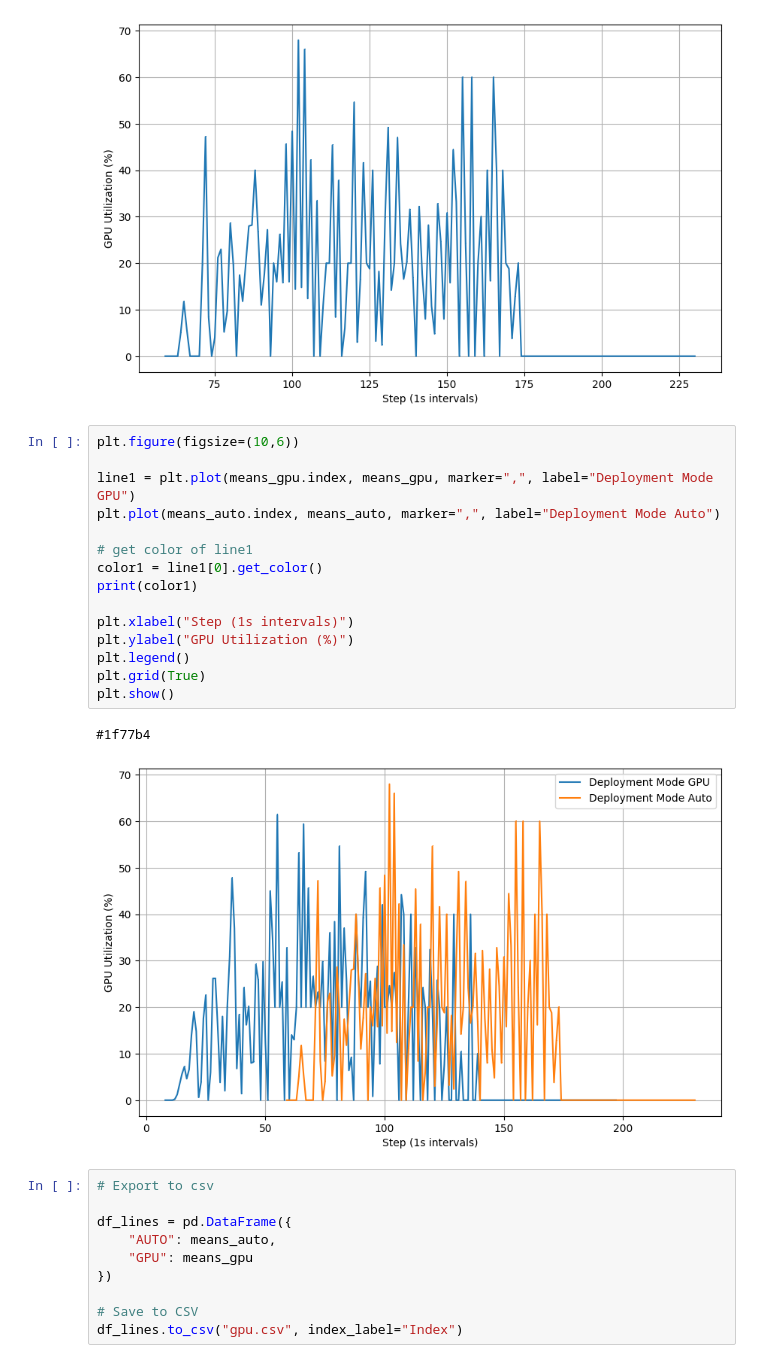
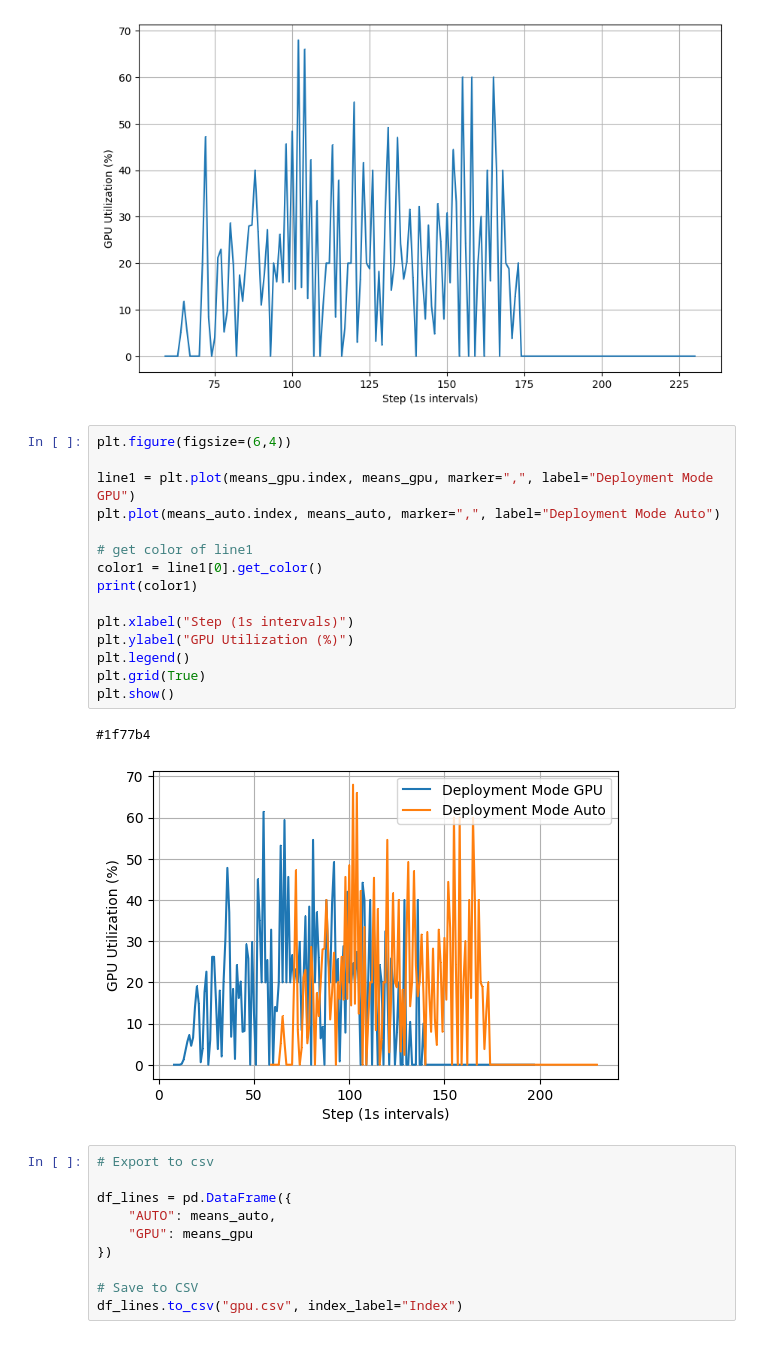
Before and after one commit to Mareise/thesis, a Jupyter notebook: evaluation_script/matrix-multiplication/gpu-resources.ipynb, the cells around one changed output. Cells and saved outputs as stored; diff of their text form.

```diff
--- a/evaluation_script/matrix-multiplication/gpu-resources.ipynb
+++ b/evaluation_script/matrix-multiplication/gpu-resources.ipynb
@@ -73,23 +73,23 @@ plt.show()
 # %% [output]
 [figure]
 # %%
-plt.figure(figsize=(10,6))
+plt.figure(figsize=(6,4))
 
 line1 = plt.plot(means_gpu.index, means_gpu, marker=",", label="Deployment Mode GPU")
 plt.plot(means_auto.index, means_auto, marker=",", label="Deployment Mode Auto")
 
 # get color of line1
 color1 = line1[0].get_color()
 print(color1)
 
 plt.xlabel("Step (1s intervals)")
 plt.ylabel("GPU Utilization (%)")
 plt.legend()
 plt.grid(True)
 plt.show()
 # %% [output]
 #1f77b4
-[figure, old version]
+[figure, new version]
 # %%
 # Export to csv
 
```
Also changed, not shown: 14 other files.
